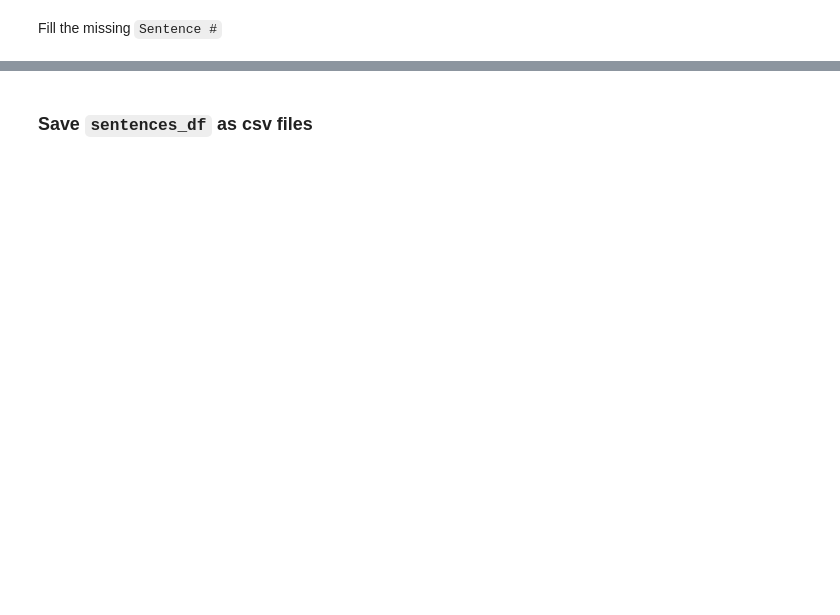
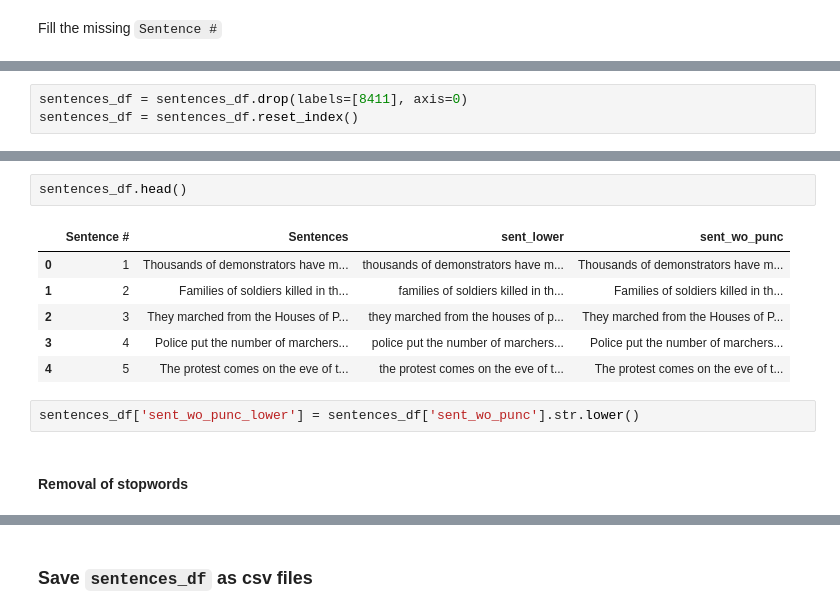
Before and after one commit to LaplaceCherub/glg-project, a Jupyter notebook: week_11_models/clustering_model.ipynb, the cells around one changed output, grey strips where cells are left out. Drawn from its saved outputs; the diff is of its cells as text; blank space fills up the shorter version.

```diff
--- a/week_11_models/clustering_model.ipynb
+++ b/week_11_models/clustering_model.ipynb
@@ -90,0 +38,3 @@ sentences_df = sentences_df.assign(Content=content)
+# %%
+sentences_df = sentences_df.drop(labels=[8411], axis=0)
+sentences_df = sentences_df.reset_index()
@@ -90,0 +55,13 @@ sentences_df = sentences_df.assign(Content=content)
+# %%
+sentences_df.head()
+# %% [output]
+|  | Sentence # | Sentences | sent_lower | sent_wo_punc |
+| 0 | 1 | Thousands of demonstrators have m... | thousands of demonstrators have m... | Thousands of demonstrators have m... |
+| 1 | 2 | Families of soldiers killed in th... | families of soldiers killed in th... | Families of soldiers killed in th... |
+| 2 | 3 | They marched from the Houses of P... | they marched from the houses of p... | They marched from the Houses of P... |
+| 3 | 4 | Police put the number of marchers... | police put the number of marchers... | Police put the number of marchers... |
+| 4 | 5 | The protest comes on the eve of t... | the protest comes on the eve of t... | The protest comes on the eve of t... |
+# %%
+sentences_df['sent_wo_punc_lower'] = sentences_df['sent_wo_punc'].str.lower()
+# %% [markdown]
+#### Removal of stopwords
```
Also changed, not shown: parts of 49 cells of this notebook.
